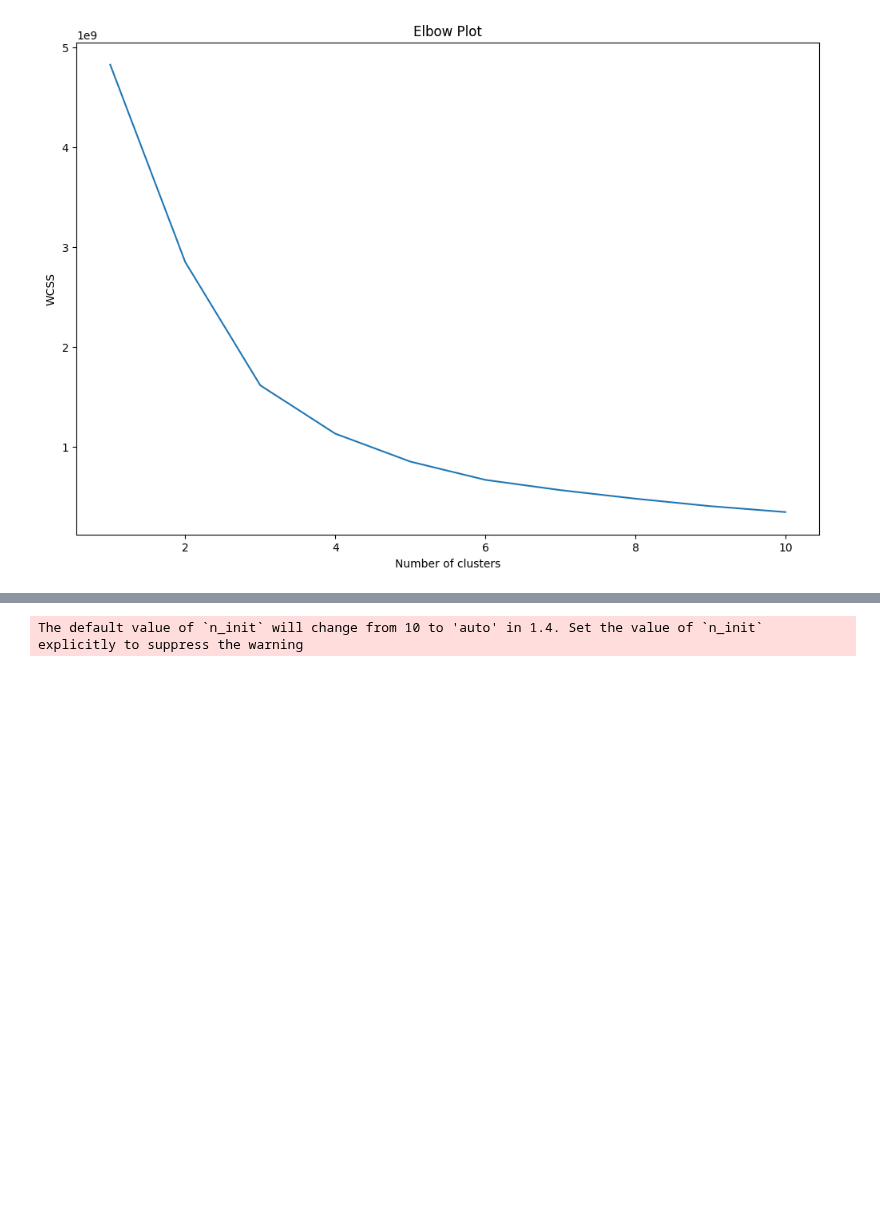
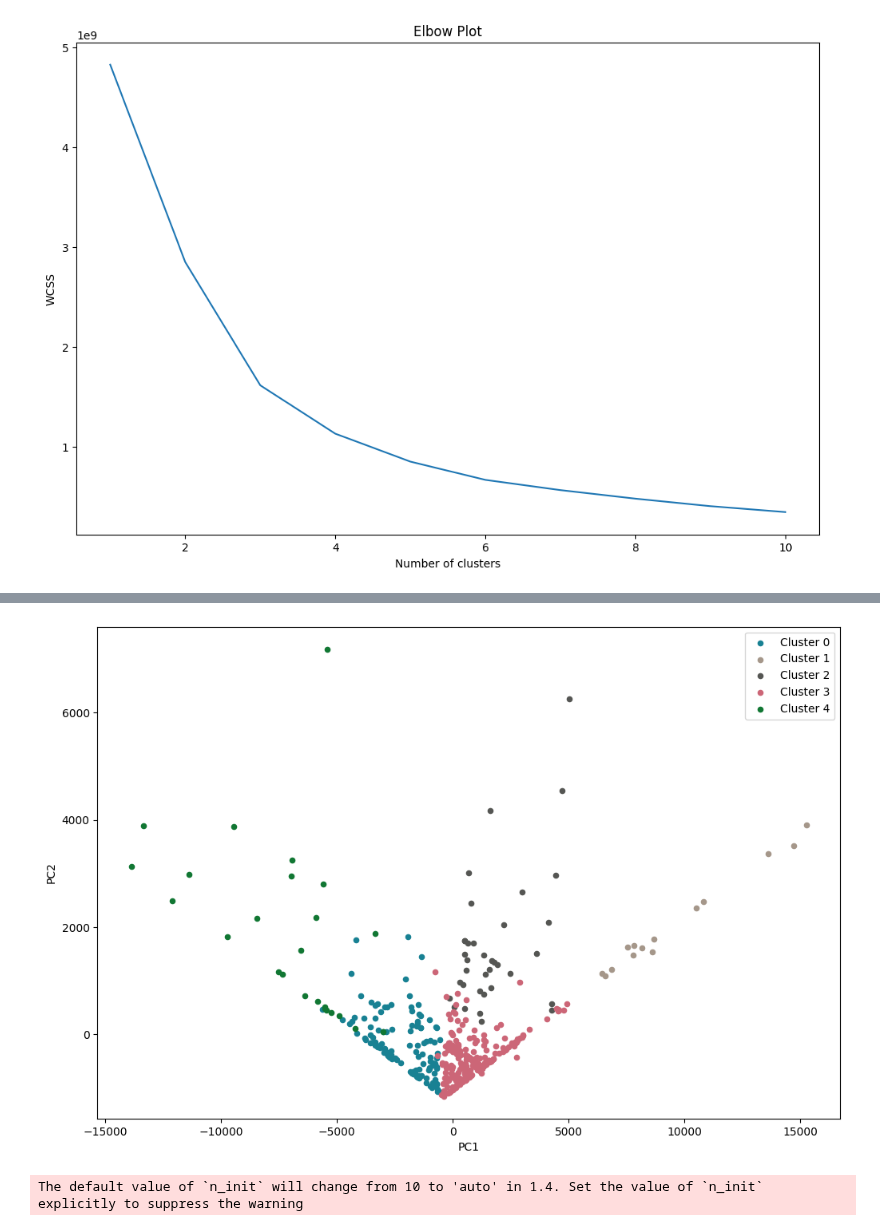
Before and after one commit to btmarsh6/mini-project-III, a Jupyter notebook: Brittany_Good_Clusters.ipynb, the cells around one changed output, grey strips where cells are left out. Cells and saved outputs as stored; diff of their text form; code cells hidden in the pictures; blank space fills up the shorter version.

```diff
--- a/Brittany_Good_Clusters.ipynb
+++ b/Brittany_Good_Clusters.ipynb
@@ -577,26 +585,33 @@ The default value of `n_init` will change from 10 to 'auto' in 1.4. Set the valu
 # %%
 from sklearn.decomposition import PCA
 import matplotlib.pyplot as plt
+from sklearn.cluster import KMeans
+from sklearn.preprocessing import StandardScaler
 
 # Select relevant columns for PCA
-X = credit.iloc[:, 11:15]
+X = credit_copy[['interest_amt', 'new_balance', 'principal_amt', 'tran_amt']]
 
 # Scale the data using StandardScaler
 scaler = StandardScaler()
 X_scaled = scaler.fit_transform(X)
+
+# Apply K-means with 5 clusters
+kmeans = KMeans(n_clusters=5)
+cluster_labels = kmeans.fit_predict(X_scaled)
 
 # Apply PCA with 2 components
 pca = PCA(n_components=2)
 X_pca = pca.fit_transform(X)
 
 # Create a scatter plot of the transformed data with cluster labels
-colors = ['#188193', '#a5978a', '#555653']
-for i in range(3):
+colors = ['#188193', '#a5978a', '#555653', '#CC6677', '#117733']
+for i in range(5):
     cluster_i = (cluster_labels == i)[:X_pca.shape[0]]
     plt.scatter(X_pca[cluster_i, 0], X_pca[cluster_i, 1], s=20, c=colors[i], label='Cluster '+str(i))
 
 plt.xlabel('PC1')
 plt.ylabel('PC2')
 plt.legend()
+plt.savefig('credit_PCA_clusters.png')
 plt.show()
 # %% [output]
@@ -604,3 +619,4 @@ IndexError: boolean index did not match indexed array along dimension 0; dimensi
+[figure, added]
 # %%
 import pandas as pd
 import numpy as np
```
Also changed, not shown: parts of 21 cells of this notebook, 9 other files.
